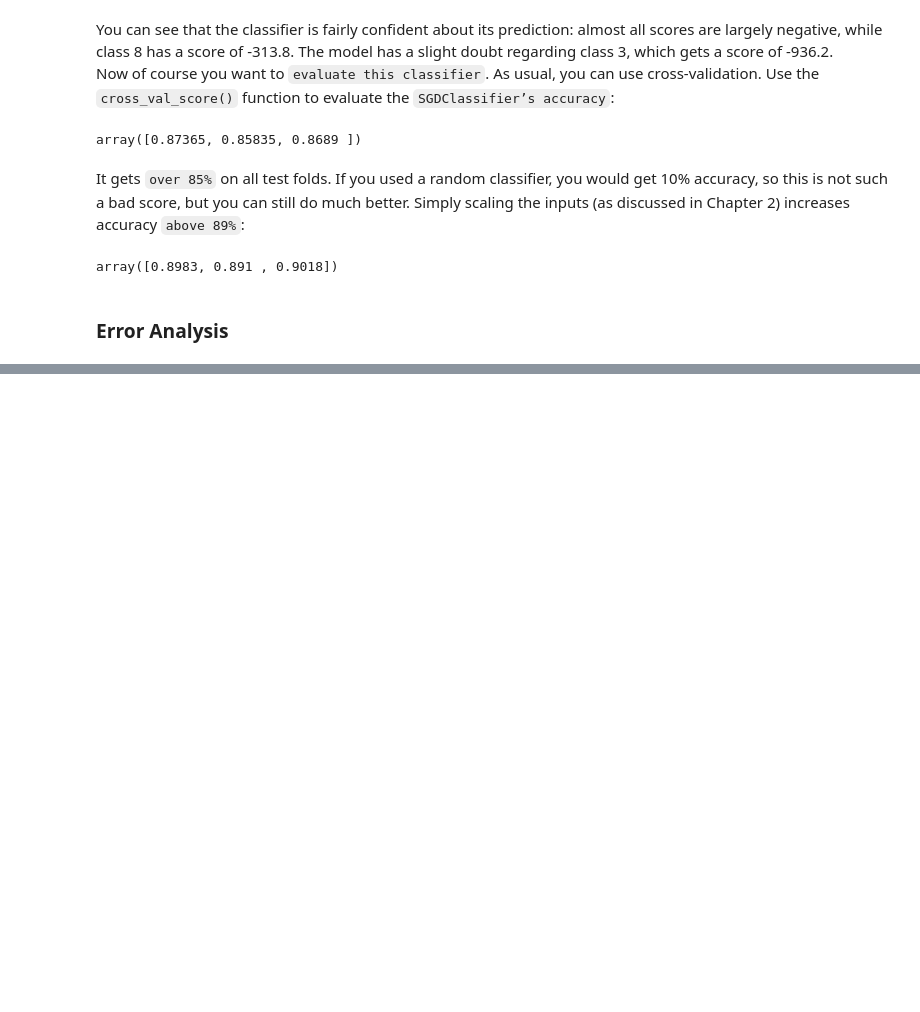
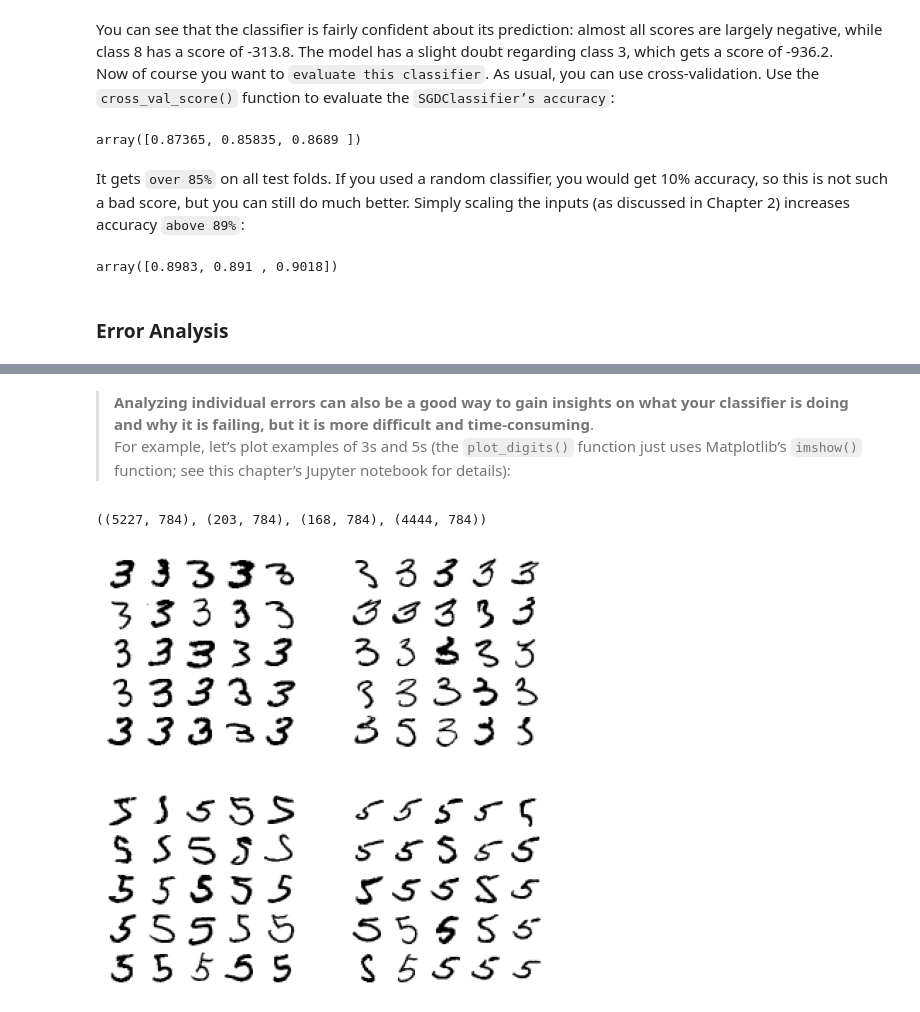
Before and after one commit to SachinGarg10/hands_on_ml_book_projects, a Jupyter notebook: ch3_classification.ipynb, the cells around one changed output, grey strips where cells are left out. Saved outputs shown, nothing was run; the diff lists cells and outputs as text; code cells hidden in the pictures; blank space fills up the shorter version.

```diff
--- a/ch3_classification.ipynb
+++ b/ch3_classification.ipynb
@@ -921,0 +1062,25 @@ y_train_pred = cross_val_predict(sgd_clf, X_train_scaled, y_train, cv=3)
+# %% [markdown]
+> **Analyzing individual errors can also be a good way to gain insights on what your classifier is doing and why it is failing, but it is more difficult and time-consuming**. <br>
+> For example, let’s plot examples of 3s and 5s (the `plot_digits()` function just uses Matplotlib’s `imshow()` function; see this chapter’s Jupyter notebook for details):
+# %%
+cl_a, cl_b = 3, 5
+# %%
+X_aa = X_train[(y_train.astype('int') == cl_a) & (y_train_pred.astype('int') == cl_a)]
+X_ab = X_train[(y_train.astype('int') == cl_a) & (y_train_pred.astype('int') == cl_b)]
+X_ba = X_train[(y_train.astype('int') == cl_b) & (y_train_pred.astype('int') == cl_a)]
+X_bb = X_train[(y_train.astype('int') == cl_b) & (y_train_pred.astype('int') == cl_b)]
+
+# print((y_train.astype('int') == cl_a) & (y_train_pred.astype('int') == cl_a))
+# %%
+X_aa.shape, X_ab.shape, X_ba.shape, X_bb.shape
+# %% [output]
+((5227, 784), (203, 784), (168, 784), (4444, 784))
+# %%
+plt.figure(figsize=(8, 8))
+plt.subplot(221); plot_digits(X_aa[:25], images_per_row=5)
+plt.subplot(222); plot_digits(X_ab[:25], images_per_row=5)
+plt.subplot(223); plot_digits(X_ba[:25], images_per_row=5)
+plt.subplot(224); plot_digits(X_bb[:25], images_per_row=5)
+plt.show()
+# %% [output]
+[figure, added]
```
Also changed, not shown: parts of 78 cells of this notebook.
